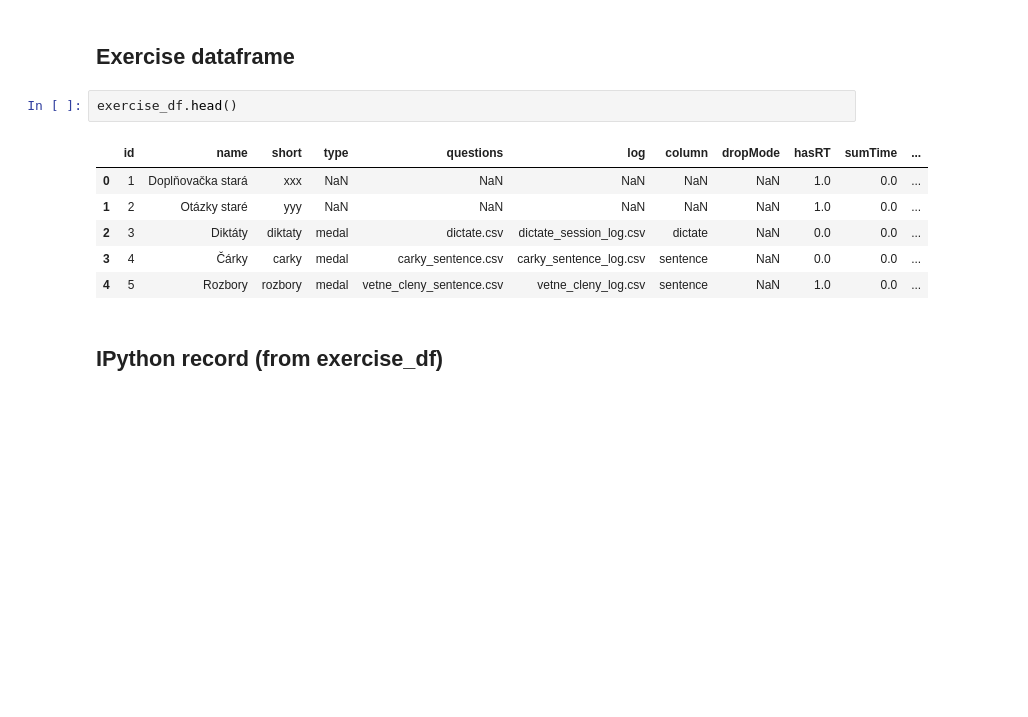
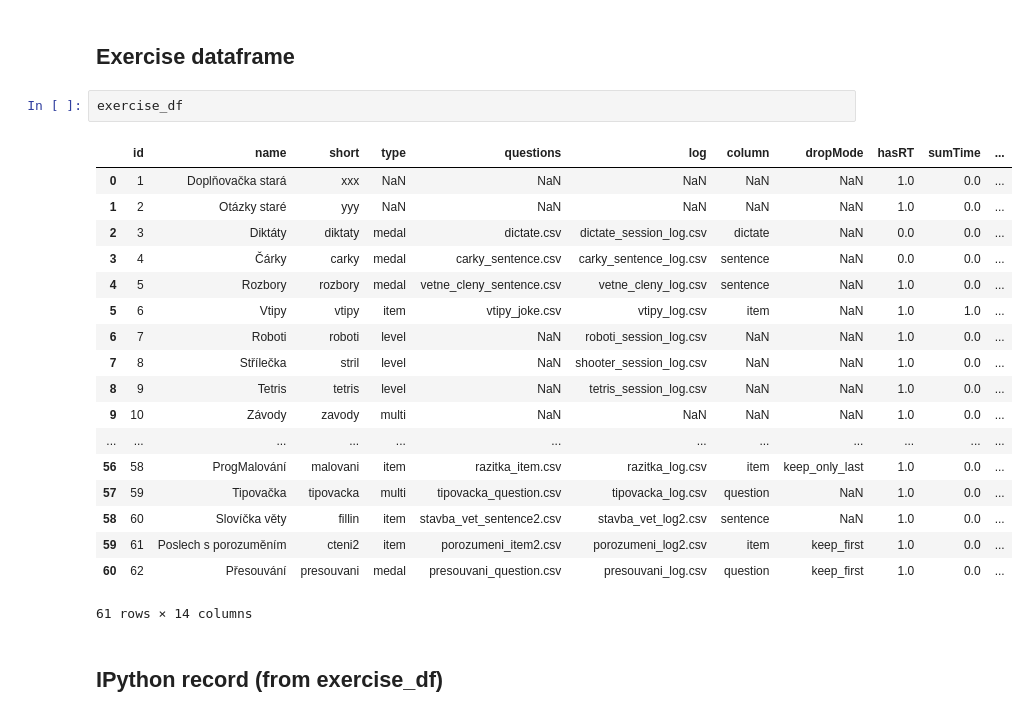
Before and after one commit to rastislavpapco/adaptive-learning-lab, a Jupyter notebook: adaptlearning.ipynb, the cells around one changed output. Cells and saved outputs as stored; diff of their text form; blank space fills up the shorter version.

```diff
--- a/adaptlearning.ipynb
+++ b/adaptlearning.ipynb
@@ -26,14 +26,26 @@ log_df.reset_index(inplace=True, drop=True)
 # %% [markdown]
 ## Exercise dataframe
 # %%
-exercise_df.head()
+exercise_df
 # %% [output]
 |  | id | name | short | type | questions | log | column | dropMode | hasRT | sumTime | ... |
 | 0 | 1 | Doplňovačka stará | xxx | NaN | NaN | NaN | NaN | NaN | 1.0 | 0.0 | ... |
 | 1 | 2 | Otázky staré | yyy | NaN | NaN | NaN | NaN | NaN | 1.0 | 0.0 | ... |
 | 2 | 3 | Diktáty | diktaty | medal | dictate.csv | dictate_session_log.csv | dictate | NaN | 0.0 | 0.0 | ... |
 | 3 | 4 | Čárky | carky | medal | carky_sentence.csv | carky_sentence_log.csv | sentence | NaN | 0.0 | 0.0 | ... |
 | 4 | 5 | Rozbory | rozbory | medal | vetne_cleny_sentence.csv | vetne_cleny_log.csv | sentence | NaN | 1.0 | 0.0 | ... |
+| 5 | 6 | Vtipy | vtipy | item | vtipy_joke.csv | vtipy_log.csv | item | NaN | 1.0 | 1.0 | ... |
+| 6 | 7 | Roboti | roboti | level | NaN | roboti_session_log.csv | NaN | NaN | 1.0 | 0.0 | ... |
+| 7 | 8 | Střílečka | stril | level | NaN | shooter_session_log.csv | NaN | NaN | 1.0 | 0.0 | ... |
+| 8 | 9 | Tetris | tetris | level | NaN | tetris_session_log.csv | NaN | NaN | 1.0 | 0.0 | ... |
+| 9 | 10 | Závody | zavody | multi | NaN | NaN | NaN | NaN | 1.0 | 0.0 | ... |
+| ... | ... | ... | ... | ... | ... | ... | ... | ... | ... | ... | ... |
+| 56 | 58 | ProgMalování | malovani | item | razitka_item.csv | razitka_log.csv | item | keep_only_last | 1.0 | 0.0 | ... |
+| 57 | 59 | Tipovačka | tipovacka | multi | tipovacka_question.csv | tipovacka_log.csv | question | NaN | 1.0 | 0.0 | ... |
+| 58 | 60 | Slovíčka věty | fillin | item | stavba_vet_sentence2.csv | stavba_vet_log2.csv | sentence | NaN | 1.0 | 0.0 | ... |
+| 59 | 61 | Poslech s porozuměním | cteni2 | item | porozumeni_item2.csv | porozumeni_log2.csv | item | keep_first | 1.0 | 0.0 | ... |
+| 60 | 62 | Přesouvání | presouvani | medal | presouvani_question.csv | presouvani_log.csv | question | keep_first | 1.0 | 0.0 | ... |
+61 rows × 14 columns
 # %% [markdown]
 ## IPython record (from exercise_df)
 # %%
```
Also changed, not shown: parts of 39 cells of this notebook.
